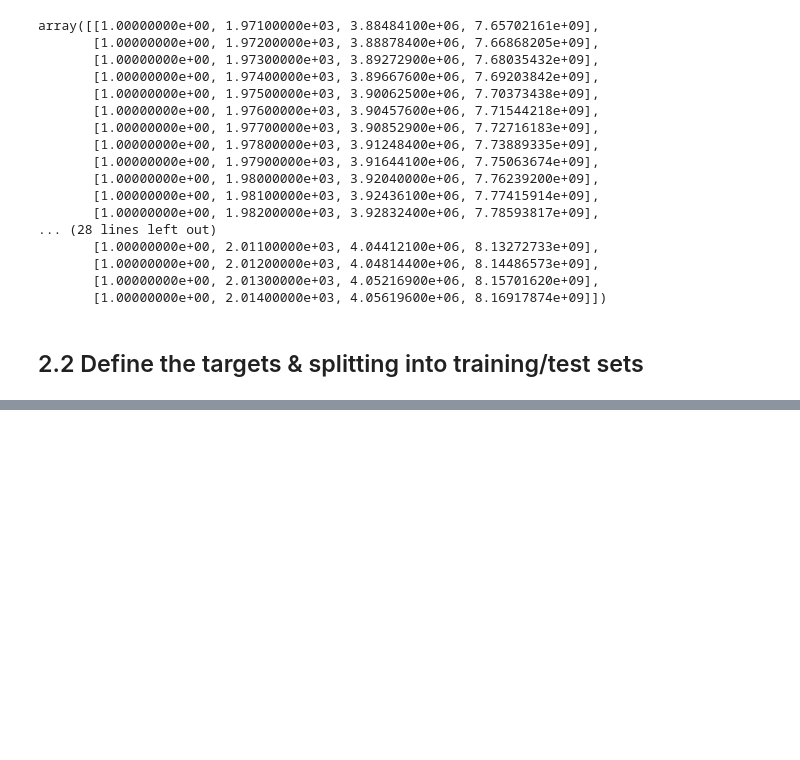
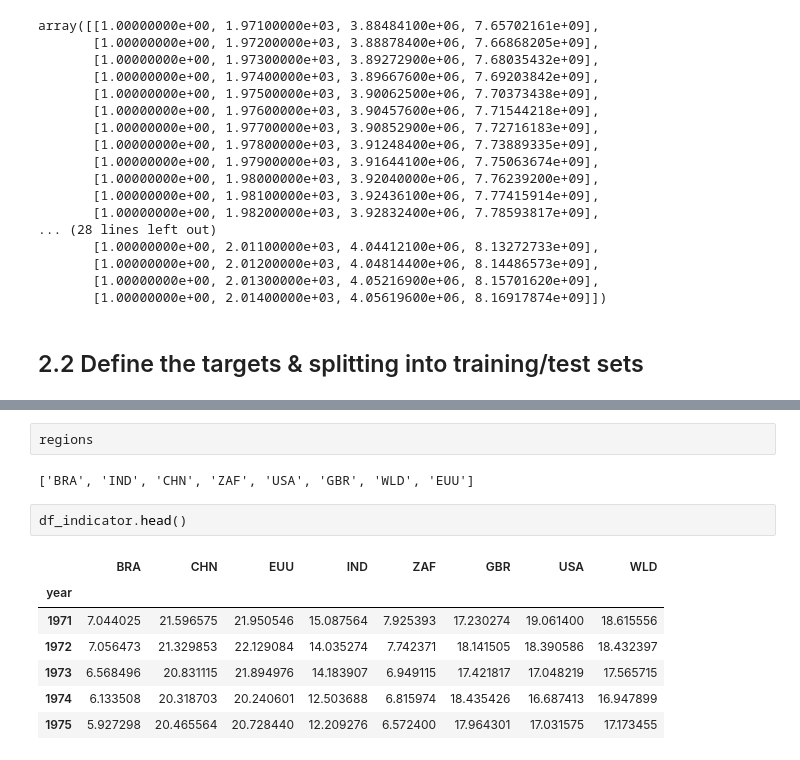
Before and after one commit to sandyherho/time_series_learning, a Jupyter notebook: deepCO2/co2_emission_forecast.ipynb, the cells around one changed output, grey strips where cells are left out. Drawn from its saved outputs; the diff is of its cells as text; blank space fills up the shorter version.

```diff
--- a/deepCO2/co2_emission_forecast.ipynb
+++ b/deepCO2/co2_emission_forecast.ipynb
@@ -374,0 +488,14 @@ array([[1.00000000e+00, 1.97100000e+03, 3.88484100e+06, 7.65702161e+09],
+# %%
+regions
+# %% [output]
+['BRA', 'IND', 'CHN', 'ZAF', 'USA', 'GBR', 'WLD', 'EUU']
+# %%
+df_indicator.head()
+# %% [output]
+|  | BRA | CHN | EUU | IND | ZAF | GBR | USA | WLD |
+| year |  |  |  |  |  |  |  |  |
+| 1971 | 7.044025 | 21.596575 | 21.950546 | 15.087564 | 7.925393 | 17.230274 | 19.061400 | 18.615556 |
+| 1972 | 7.056473 | 21.329853 | 22.129084 | 14.035274 | 7.742371 | 18.141505 | 18.390586 | 18.432397 |
+| 1973 | 6.568496 | 20.831115 | 21.894976 | 14.183907 | 6.949115 | 17.421817 | 17.048219 | 17.565715 |
+| 1974 | 6.133508 | 20.318703 | 20.240601 | 12.503688 | 6.815974 | 18.435426 | 16.687413 | 16.947899 |
+| 1975 | 5.927298 | 20.465564 | 20.728440 | 12.209276 | 6.572400 | 17.964301 | 17.031575 | 17.173455 |
```
Also changed, not shown: parts of 30 cells of this notebook, 2 other files.
